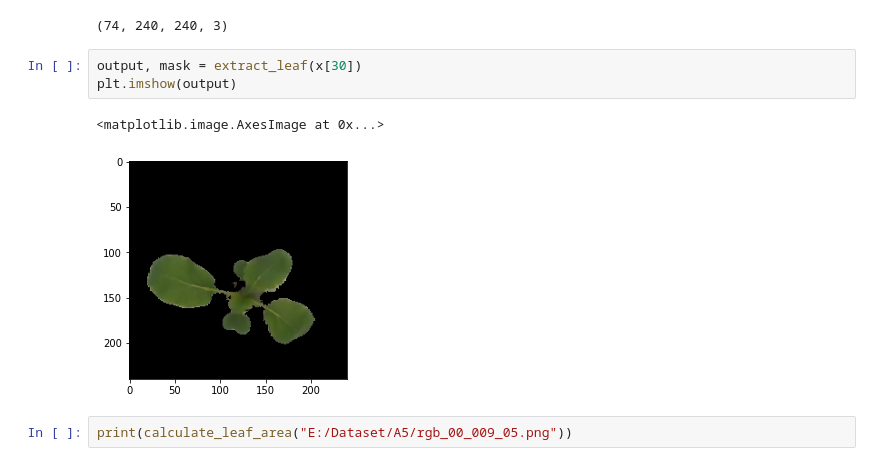
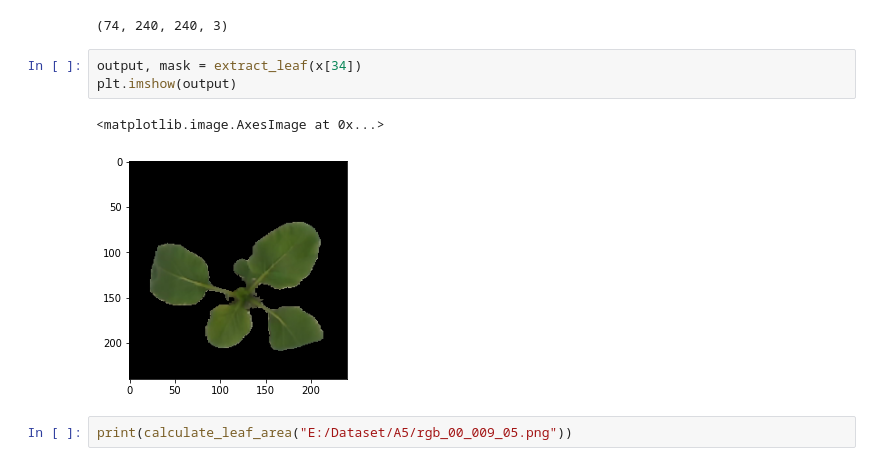
Before and after one commit to zhangjiahui56/WebApp, a Jupyter notebook: leaf_area_test.ipynb, the cells around one changed output. Drawn from its saved outputs; the diff is of its cells as text.

```diff
--- a/leaf_area_test.ipynb
+++ b/leaf_area_test.ipynb
@@ -15,11 +15,11 @@ x.shape
 # %% [output]
 (74, 240, 240, 3)
 # %%
-output, mask = extract_leaf(x[30])
+output, mask = extract_leaf(x[34])
 plt.imshow(output)
 # %% [output]
 <matplotlib.image.AxesImage at 0x...>
-[figure, old version]
+[figure, new version]
 # %%
 print(calculate_leaf_area("E:/Dataset/A5/rgb_00_009_05.png"))
 # %% [output]
```
Also changed, not shown: 12 other files.
